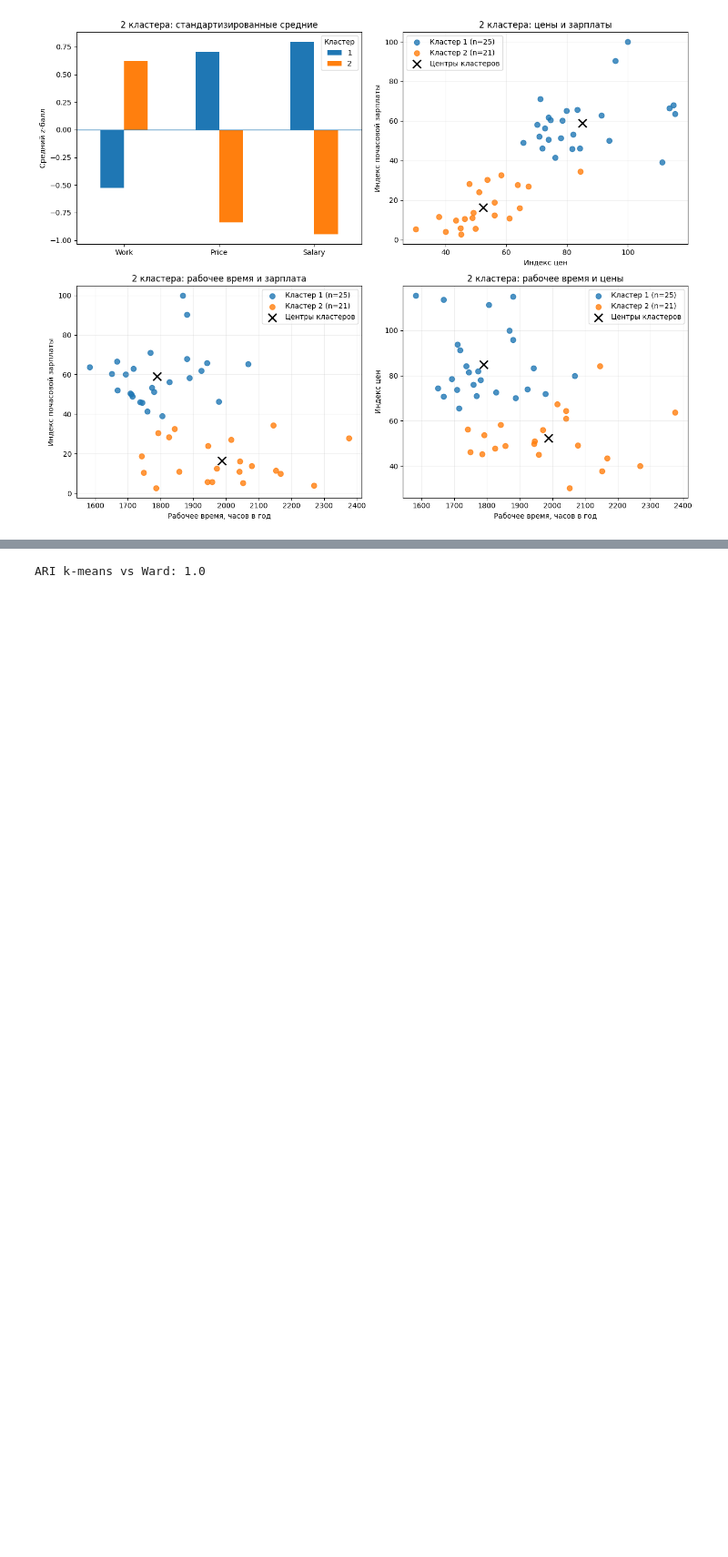
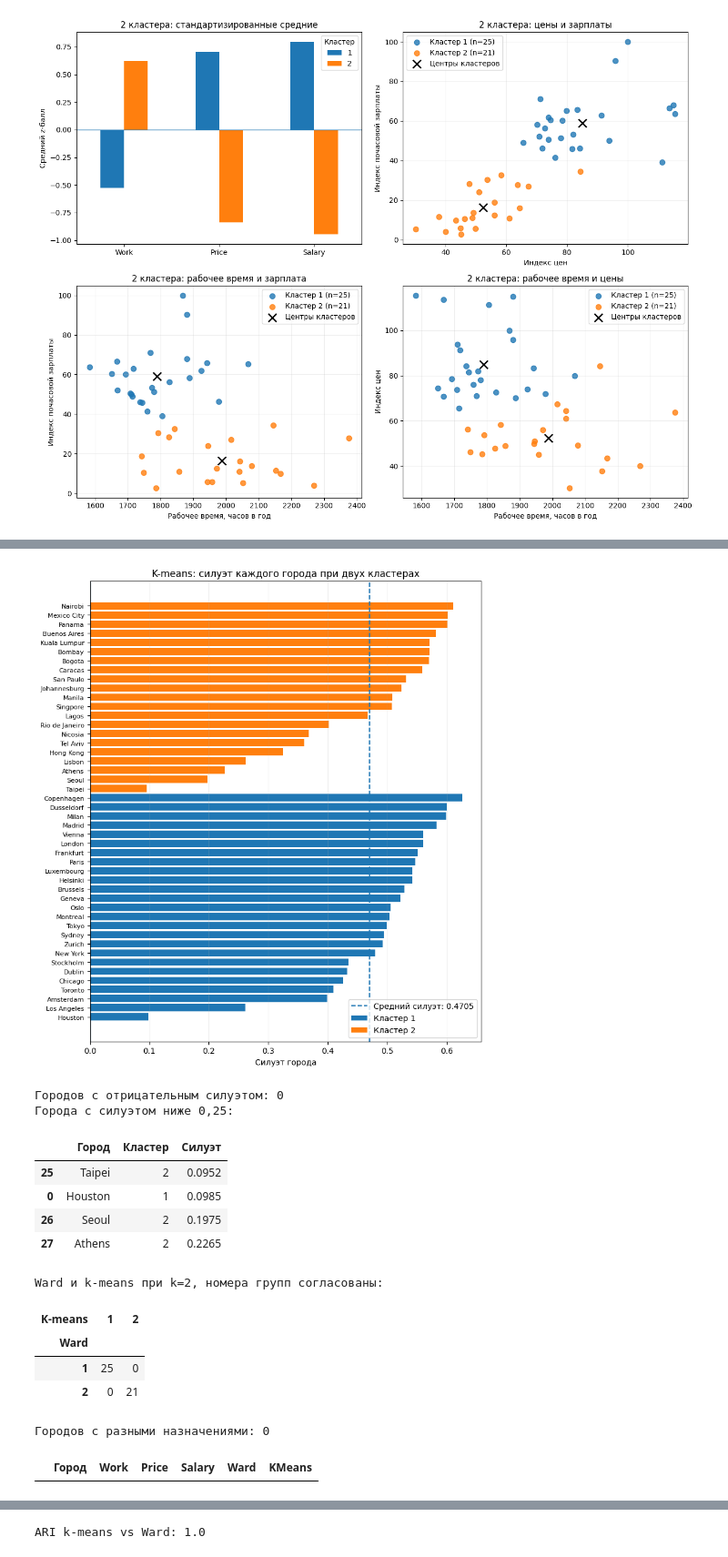
Before and after one commit to IvanManomenov/python_data_analytics, a Jupyter notebook: lab2/lab2_kmeans.ipynb, the cells around one changed output, grey strips where cells are left out. Shown at 91% size. Drawn from its saved outputs; the diff is of its cells as text; code cells hidden in the pictures; blank space fills up the shorter version.

Commit message:
Add city silhouettes and aligned Ward comparison to lab2

```diff
--- a/lab2/lab2_kmeans.ipynb
+++ b/lab2/lab2_kmeans.ipynb
@@ -147,0 +153,58 @@ plot_kmeans_groups(km_model, km_labels, km_k)
+# %%
+# Силуэт каждого города показывает, где проходит размытая граница между группами.
+def show_city_silhouette(points, labels, city_names, title):
+    values = silhouette_samples(points, labels)
+    table = pd.DataFrame({'Город': np.asarray(city_names),
+                          'Кластер': labels, 'Силуэт': values})
+    table = table.sort_values(['Кластер', 'Силуэт']).reset_index(drop=True)
+    fig, ax = plt.subplots(figsize=(8, 9))
+    for cluster, part in table.groupby('Кластер'):
+        ax.barh(part.index, part['Силуэт'], label=f'Кластер {cluster}')
+    ax.set_yticks(table.index, table['Город'].str.replace('_', ' '), fontsize=8)
+    ax.axvline(0, linewidth=1)
+    ax.axvline(values.mean(), linestyle='--', label=f'Средний силуэт: {values.mean():.4f}')
+    ax.set(title=title, xlabel='Силуэт города')
+    ax.legend()
+    ax.grid(axis='x', alpha=.2)
+    plt.tight_layout()
+    plt.show()
+    print('Городов с отрицательным силуэтом:', int((values < 0).sum()))
+    print('Города с силуэтом ниже 0,25:')
+    display(table.loc[table['Силуэт'] < .25].sort_values('Силуэт').round(4))
+
+# Согласуем номера кластеров так, чтобы совпало максимальное число назначений.
+# Номера групп сами по себе не имеют смысла, поэтому сравнивать их напрямую нельзя.
+def compare_ward_kmeans(k, kmeans_labels):
+    ward_labels = cut_tree(linkage(X2, method='ward'), n_clusters=k).ravel() + 1
+    overlap = pd.crosstab(ward_labels, kmeans_labels)
+    row_indices, column_indices = linear_sum_assignment(-overlap.to_numpy())
+    matching = {overlap.index[i]: overlap.columns[j]
+                for i, j in zip(row_indices, column_indices)}
+    aligned_ward = np.array([matching[label] for label in ward_labels])
+    print(f'Ward и k-means при k={k}, номера групп согласованы:')
+    display(pd.crosstab(pd.Series(aligned_ward, name='Ward'),
+                        pd.Series(kmeans_labels, name='K-means')))
+    moved = aligned_ward != kmeans_labels
+    print('Городов с разными назначениями:', int(moved.sum()))
+    display(cities2.loc[moved, ['City', 'Work', 'Price', 'Salary']]
+            .assign(Ward=aligned_ward[moved], KMeans=kmeans_labels[moved])
+            .rename(columns={'City': 'Город'}))
+
+show_city_silhouette(X2, km_labels, cities2.City, 'K-means: силуэт каждого города при двух кластерах')
+compare_ward_kmeans(km_k, km_labels)
+# %% [output]
+[figure, added]
+Городов с отрицательным силуэтом: 0
+Города с силуэтом ниже 0,25:
+|  | Город | Кластер | Силуэт |
+| 25 | Taipei | 2 | 0.0952 |
+| 0 | Houston | 1 | 0.0985 |
+| 26 | Seoul | 2 | 0.1975 |
+| 27 | Athens | 2 | 0.2265 |
+Ward и k-means при k=2, номера групп согласованы:
+| K-means | 1 | 2 |
+| Ward |  |  |
+| 1 | 25 | 0 |
+| 2 | 0 | 21 |
+Городов с разными назначениями: 0
+|  | Город | Work | Price | Salary | Ward | KMeans |
```
Also changed, not shown: parts of 6 cells of this notebook.
